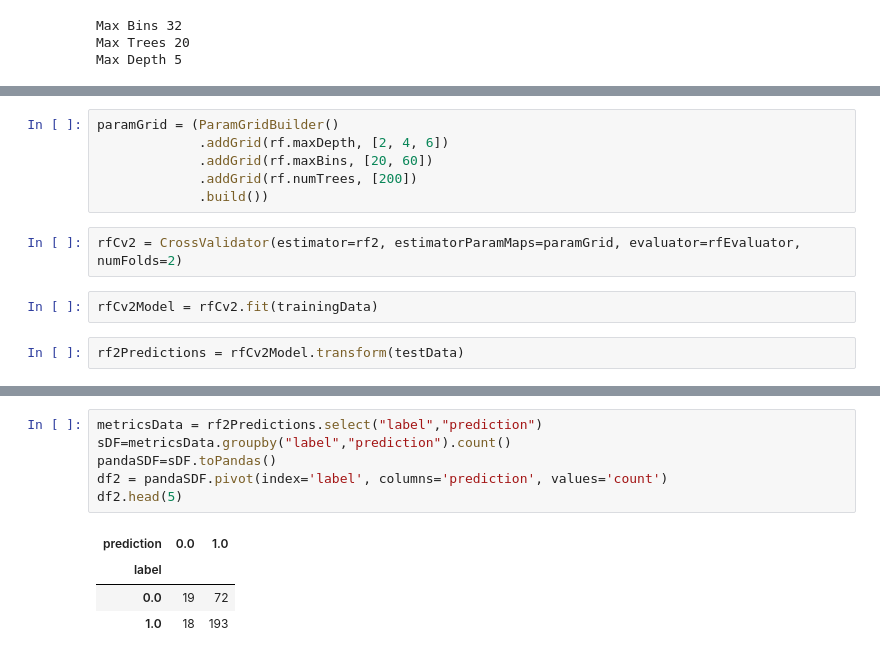
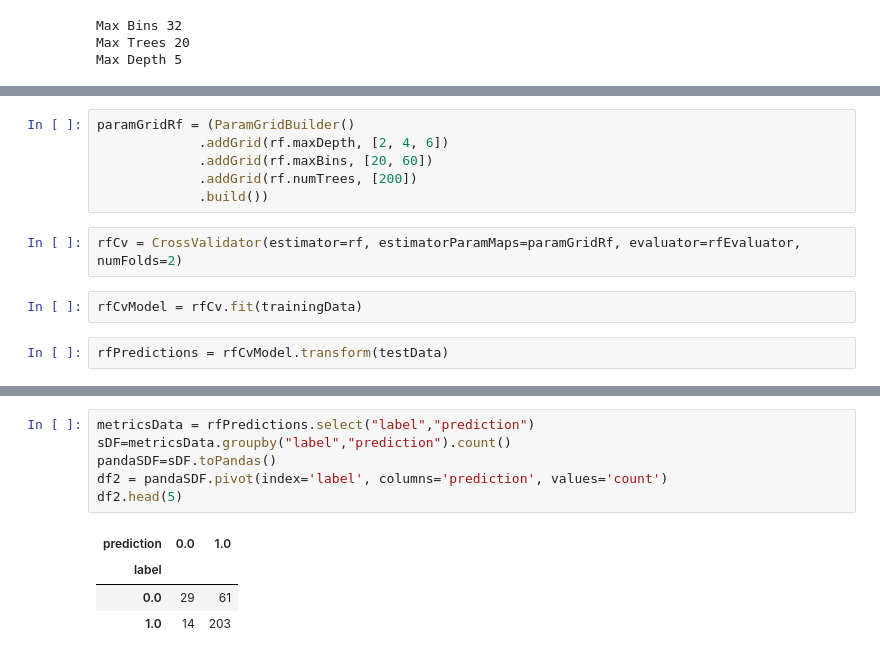
Before and after one commit to bigdata-i523/hid328, a Jupyter notebook: project/projectcode/project.ipynb, the cells around one changed output, grey strips where cells are left out. Cells and saved outputs as stored; diff of their text form.

```diff
--- a/project/projectcode/project.ipynb
+++ b/project/projectcode/project.ipynb
@@ -306,13 +365,13 @@ rf2 = RandomForestClassifier(labelCol="label", featuresCol="features")
 # %%
-paramGrid = (ParamGridBuilder()
+paramGridRf = (ParamGridBuilder()
              .addGrid(rf.maxDepth, [2, 4, 6])
              .addGrid(rf.maxBins, [20, 60])
              .addGrid(rf.numTrees, [200])
              .build())
 # %%
-rfCv2 = CrossValidator(estimator=rf2, estimatorParamMaps=paramGrid, evaluator=rfEvaluator, numFolds=2)
+rfCv = CrossValidator(estimator=rf, estimatorParamMaps=paramGridRf, evaluator=rfEvaluator, numFolds=2)
 # %%
-rfCv2Model = rfCv2.fit(trainingData)
+rfCvModel = rfCv.fit(trainingData)
 # %%
-rf2Predictions = rfCv2Model.transform(testData)
+rfPredictions = rfCvModel.transform(testData)
 # %%
@@ -347,16 +406,16 @@ rf2Predictions.show(5)
 +--------------------+-----+--------------------+--------------------+----------+
 only showing top 5 rows
 # %%
-metricsData = rf2Predictions.select("label","prediction")
+metricsData = rfPredictions.select("label","prediction")
 sDF=metricsData.groupby("label","prediction").count()
 pandaSDF=sDF.toPandas()
 df2 = pandaSDF.pivot(index='label', columns='prediction', values='count')
 df2.head(5)
 # %% [output]
 | prediction | 0.0 | 1.0 |
 | label |  |  |
-| 0.0 | 19 | 72 |
-| 1.0 | 18 | 193 |
+| 0.0 | 29 | 61 |
+| 1.0 | 14 | 203 |
 # %%
 penalty=df2.values[0][1]*5+df2.values[1][0]
 print(penalty)
```
Also changed, not shown: parts of 61 cells of this notebook.
